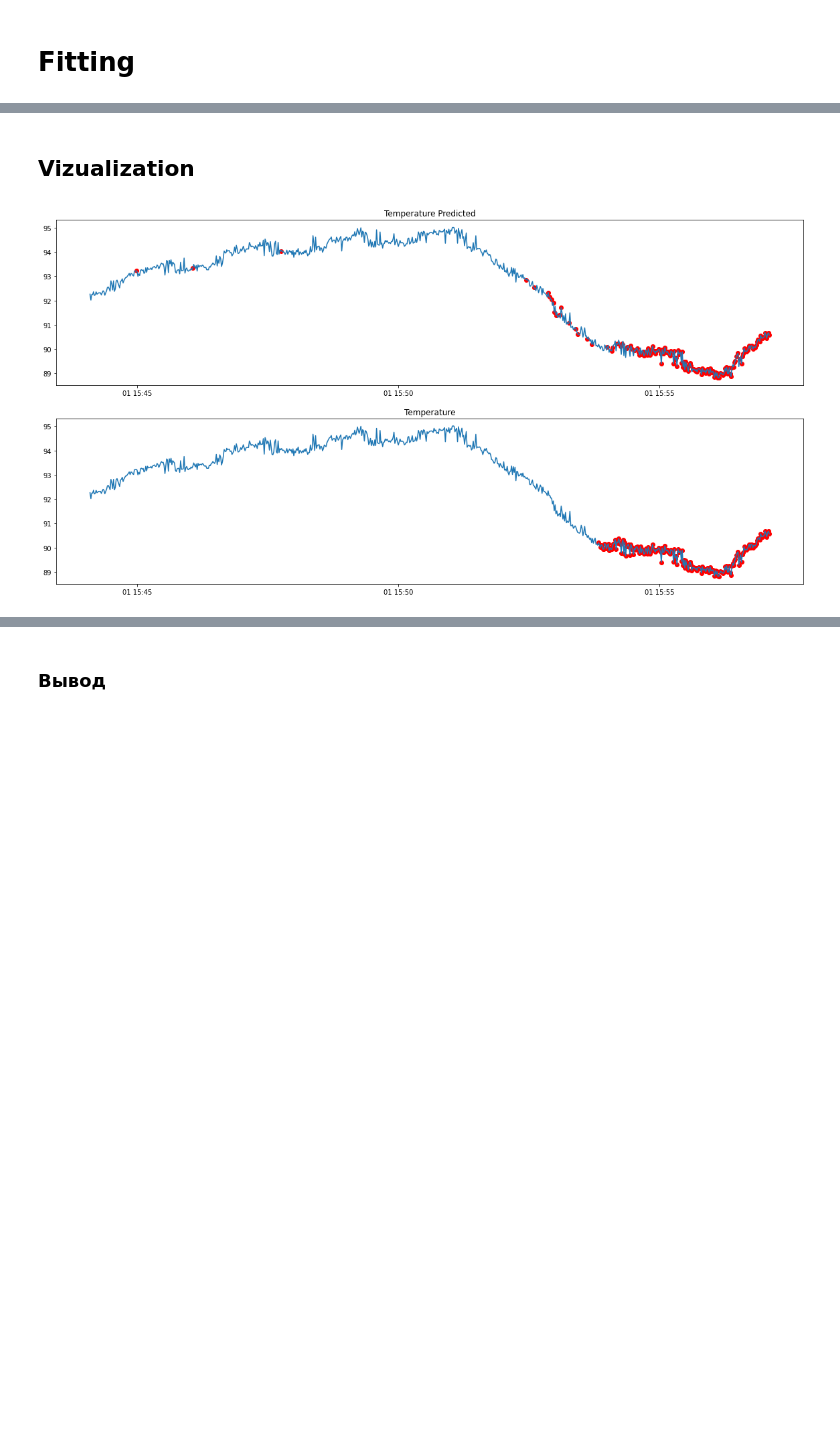
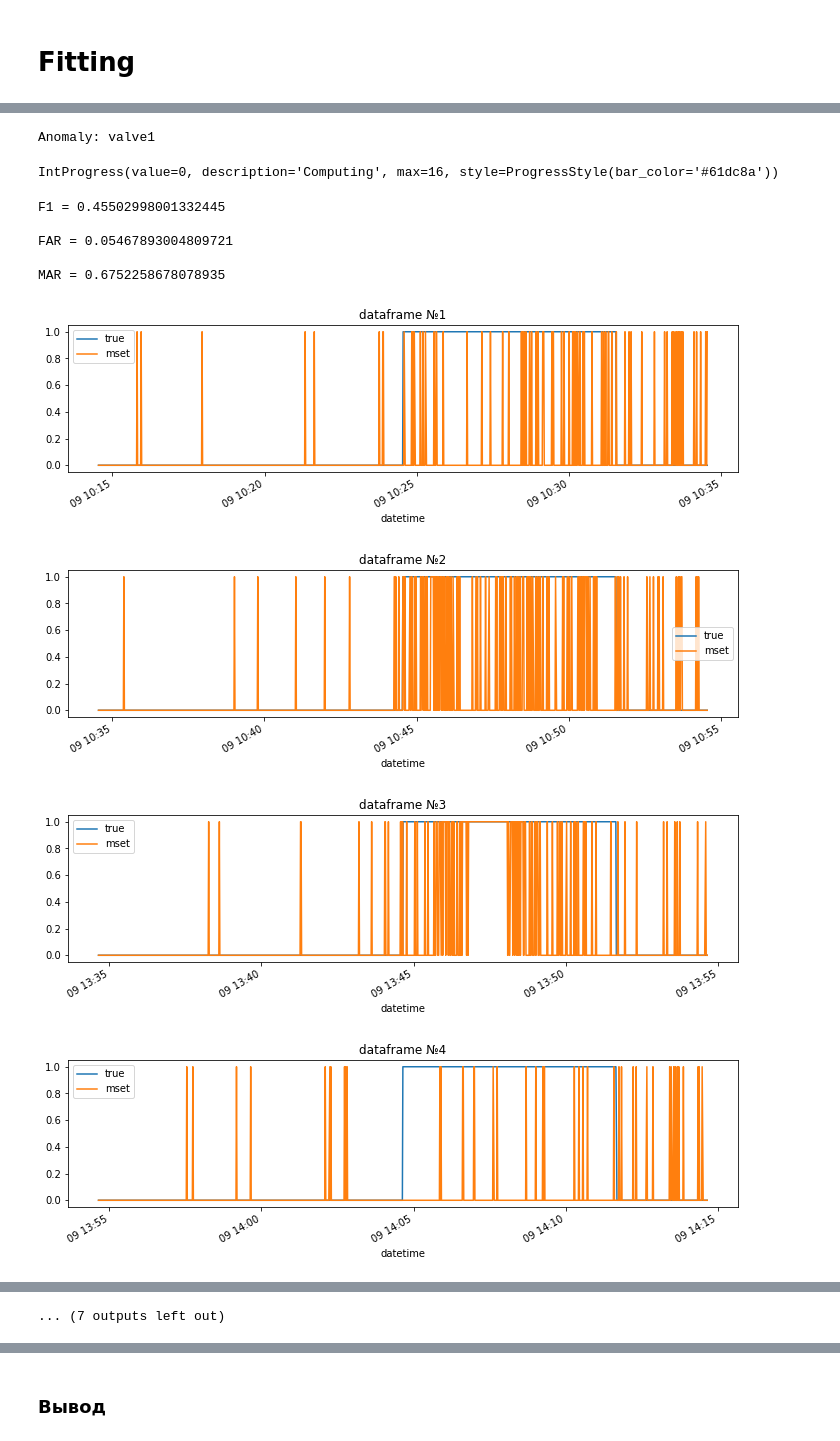
Before and after one commit to dabdya/anomaly_detection, a Jupyter notebook: IForest.ipynb, the cells around one changed output, grey strips where cells are left out. Cells and saved outputs as stored; diff of their text form; code cells hidden in the pictures; blank space fills up the shorter version.

Commit message:
IForest ready to shine

```diff
--- a/IForest.ipynb
+++ b/IForest.ipynb
@@ -138,23 +73,52 @@ MAR = 0.549895058195001)
-# %% [markdown]
-## Vizualization
-# %%
-i = 6
-
-fig, axs = plt.subplots(2, 1, figsize=(20,10))
-temperatures = list_of_df[i].Temperature
-axs[0].plot(temperatures)
-axs[1].plot(temperatures)
-
-y = pd.Series(predictions[i])
-anomalies_indecies = y.index[y == 1]
-axs[0].scatter(list_of_df[i].loc[anomalies_indecies].index, temperatures[anomalies_indecies], color='r')
-axs[0].set_title("Temperature Predicted")
-
-y = pd.Series(list_of_df[i].anomaly)
-anomalies_indecies = pd.Series(y.values).index[y == 1]
-axs[1].scatter(list_of_df[i].index[anomalies_indecies], temperatures[anomalies_indecies], color='r')
-axs[1].set_title("Temperature")
-
-plt.show()
-# %% [output]
-[figure, removed]
+# %%
+class Config:
+    train_size = 400
+
+conf = Config
+
+class IForest_Predictor(Predictor):
+    def make_prediction(self, df):
+        df = df.drop(["anomaly", "changepoint"], axis=1)
+        clf = IsolationForest(contamination=0.01, n_jobs=-1)
+        clf.fit(df.values[:conf.train_size])
+        prediction_raw = clf.predict(df.values)
+        prediction = pd.Series(prediction_raw, df.index).map({-1: 1, 1:0})
+        return prediction
+# %%
+from utils.data import load_df
+
+# anomaly_types = ("valve1", "valve2", "other", )
+anomaly_types = ("valve1", )
+
+anomaly_groups = dict()
+
+for anomaly_type in anomaly_types:
+    list_of_df, _ = load_df("./data/", anomaly_type)
+    if anomaly_type == "other":
+        for i, df in enumerate(list_of_df):
+            anomaly_groups[f"{anomaly_type}{i}"] = [df, ]
+    else:
+        anomaly_groups[f"{anomaly_type}"] = list_of_df
+
+predictor = IForest_Predictor()
+p = Pipeline()
+
+# list_of_df, _ = load_df("./data/", "valve1")
+# anomaly_groups={"valve1":list_of_df[:1]}
+metrics = dict()
+
+for anomaly_type, list_of_df in anomaly_groups.items():
+    metric = p.run(list_of_df, predictor, anomaly_description=anomaly_type)
+    metrics[anomaly_type] = metric
+# %% [output]
+Anomaly: valve1
+IntProgress(value=0, description='Computing', max=16, style=ProgressStyle(bar_color='#61dc8a'))
+F1 = 0.45502998001332445
+
+FAR = 0.05467893004809721
+
+MAR = 0.6752258678078935
+[figure, added]
+[figure, added]
+[figure, added]
+[figure, added]
@@ -160,0 +130 @@ plt.show()
+... (7 outputs left out)
```
Also changed, not shown: parts of 7 cells of this notebook.
